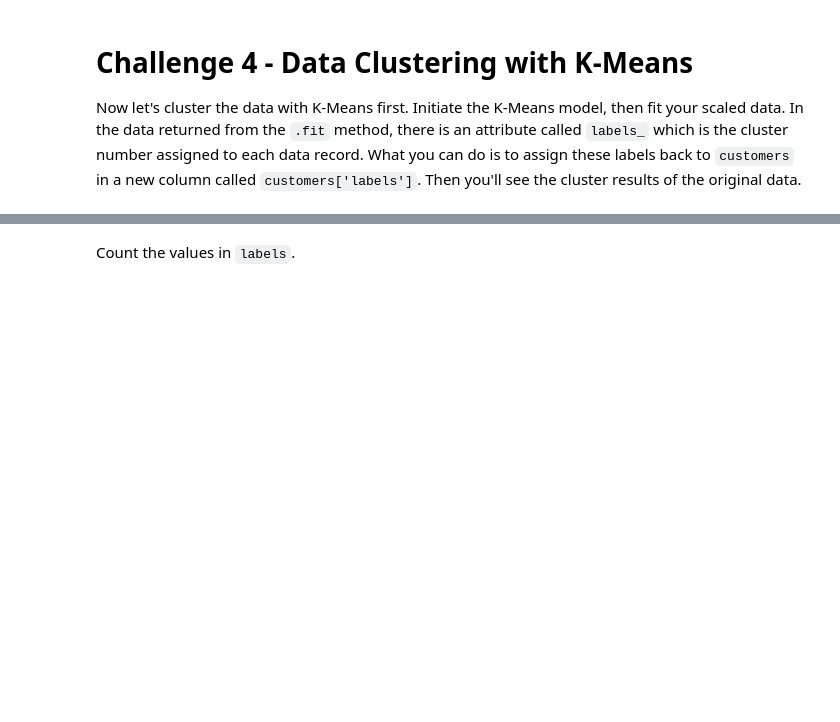
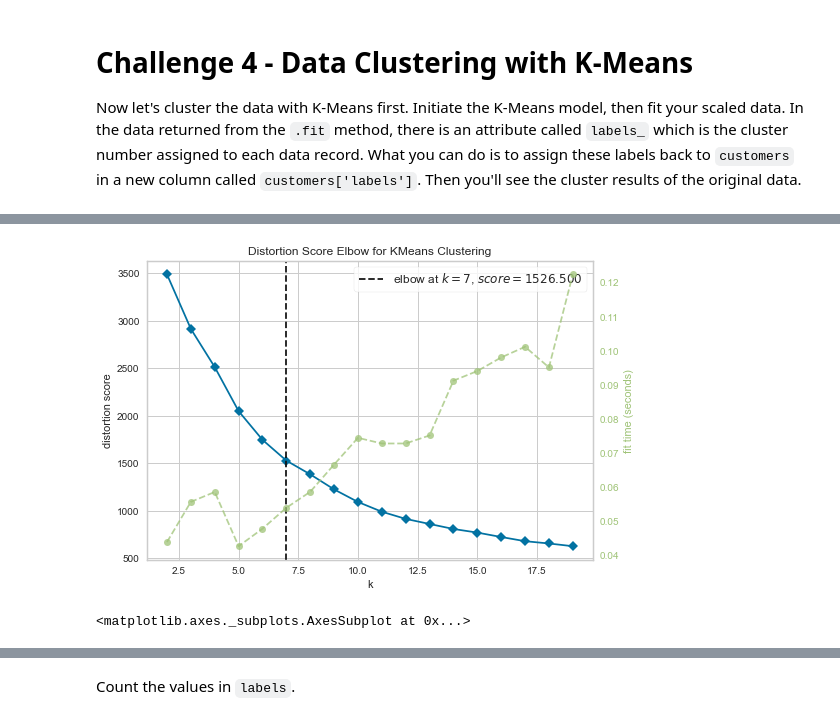
Before and after one commit to ta-data-lis/lab-unsupervised-learning, a Jupyter notebook: your-code/main.ipynb, the cells around one changed output, grey strips where cells are left out. Drawn from its saved outputs; the diff is of its cells as text; code cells hidden in the pictures; blank space fills up the shorter version.

```diff
--- a/your-code/main.ipynb
+++ b/your-code/main.ipynb
@@ -139,6 +161,8 @@ low75sales
 8347027
 7251776
 7367724
+# %%
+customers.drop(columns=['Retail Sales SUM'], inplace=True)
 # %% [markdown]
 # Challenge 2 - Data Cleaning and Transformation
 
@@ -166,3 +222,13 @@ Diverse value ranges in different features could cause issues in our clustering.
 from sklearn.preprocessing import StandardScaler
 
 # Your code here:
+
+
+# create object
+scaler = StandardScaler()
+# fit
+scaler.fit(customers_dummies)
+# transform
+features_scaled = scaler.transform(customers_dummies)
+# %%
+customers_dummies_stand = pd.DataFrame(features_scaled, columns=customers_dummies.columns)
@@ -174,0 +271,5 @@ Now let's cluster the data with K-Means first. Initiate the K-Means model, then
+# %%
+# Your code here:
+from sklearn.cluster import KMeans
+kmeans = KMeans(n_clusters=7, random_state=0).fit(customers_dummies_stand)
+kmeans.cluster_centers_
@@ -174,0 +312,12 @@ Now let's cluster the data with K-Means first. Initiate the K-Means model, then
+# %%
+from yellowbrick.cluster import KElbowVisualizer
+
+#model = cluster.KMeans()
+visualizer = KElbowVisualizer(kmeans, k=(2,20))
+visualizer.fit(customers_dummies_stand)
+visualizer.poof()
+
+#7 clusters seems to be the best K
+# %% [output]
+[figure, added]
+<matplotlib.axes._subplots.AxesSubplot at 0x...>
```
Also changed, not shown: parts of 16 cells of this notebook.
